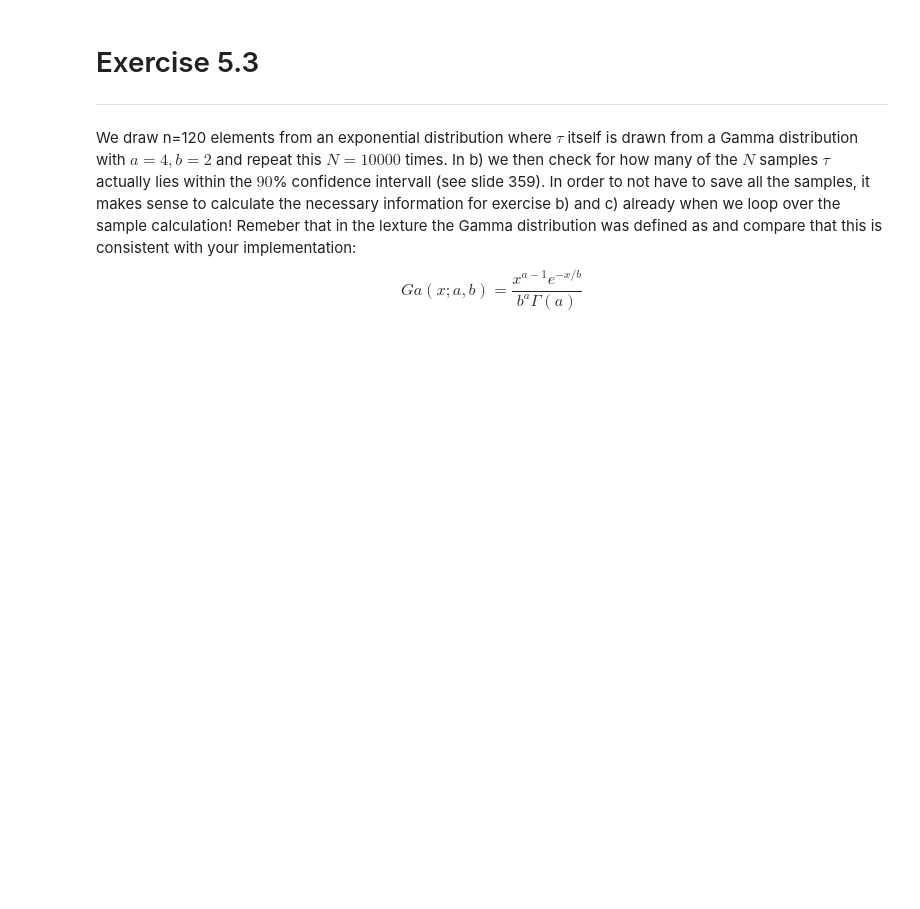
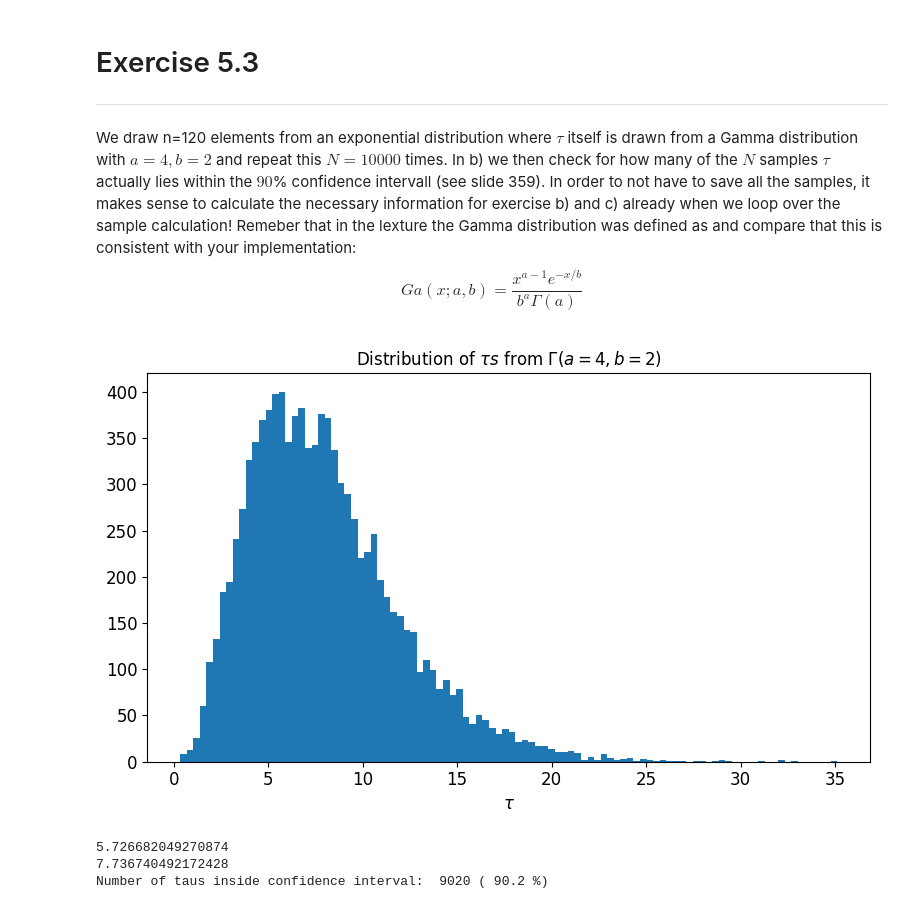
Before and after one commit to Jibbet/statmeth, a Jupyter notebook: code/ex5/Bsp2_Skeleton.ipynb, the cells around one changed output. Cells and saved outputs as stored; diff of their text form; code cells hidden in the pictures; blank space fills up the shorter version.

```diff
--- a/code/ex5/Bsp2_Skeleton.ipynb
+++ b/code/ex5/Bsp2_Skeleton.ipynb
@@ -31,12 +31,15 @@ a = 4
 b = 2
 # %%
 # we can sample the N taus already before drawing the N samples and plot them in a histogram
-sampled_taus = #TODO
+myGamma = scipy.stats.gamma(a = a, loc=0, scale = b)
+sampled_taus = myGamma.rvs(N)
 
 plt.hist(sampled_taus,bins=100)
 plt.xlabel(r'$\tau$')
 plt.title(r"Distribution of $\tau s$ from $\Gamma(a=4,b=2)$")
 plt.show()
+# %% [output]
+[figure, added]
 # %%
 # now generate the N samples from the exponential distribution from your array of taus and calculate the necessary quantities for b) and c)!
 
@@ -44,16 +47,29 @@ taus_in_ci = 0                      # counter for the times where the true tau l
 differences = np.zeros(N)   # difference of the sample mean to the true value of tau
 
 for i in range(N):
-    sample_exp = #TODO: generate the single sample with tau from your array
+    #sampling the exponential distribution
+    myExp = scipy.stats.expon(scale = sampled_taus[i])
+    ltau = sampled_taus[i]
+    sample_exp = myExp.rvs(n)
 
     mean = np.mean(sample_exp)
     differences[i] = mean - sampled_taus[i]
 
-    ciboundaries = #TODO: calculate the boundaries of the 90% CIs
-    if #TODO: is the true tau in the CI? If yes, increase the counter.
+    #calculating the boundaries
+    a=0.1
+    myGamma2 = scipy.stats.gamma(a = n, loc = 0, scale = 1/n)
+    b_d = mean/myGamma2.ppf(1-a/2)
+    b_u = mean/myGamma2.ppf(a/2)
+
+    if b_u > sampled_taus[i] and sampled_taus[i] > b_d:
         taus_in_ci += 1
 
-
+print(b_d)
+print(b_u)
 print("Number of taus inside confidence interval: ",taus_in_ci, "(" , 100 * taus_in_ci / (N), "%)" )
+# %% [output]
+5.726682049270874
+7.736740492172428
+Number of taus inside confidence interval:  9020 ( 90.2 %)
 # %%
 # Use the differences array from above and choose a graphical presentation to show that the values are symmetrically distributed around 0
```
Also changed, not shown: parts of 1 cell of this notebook.
